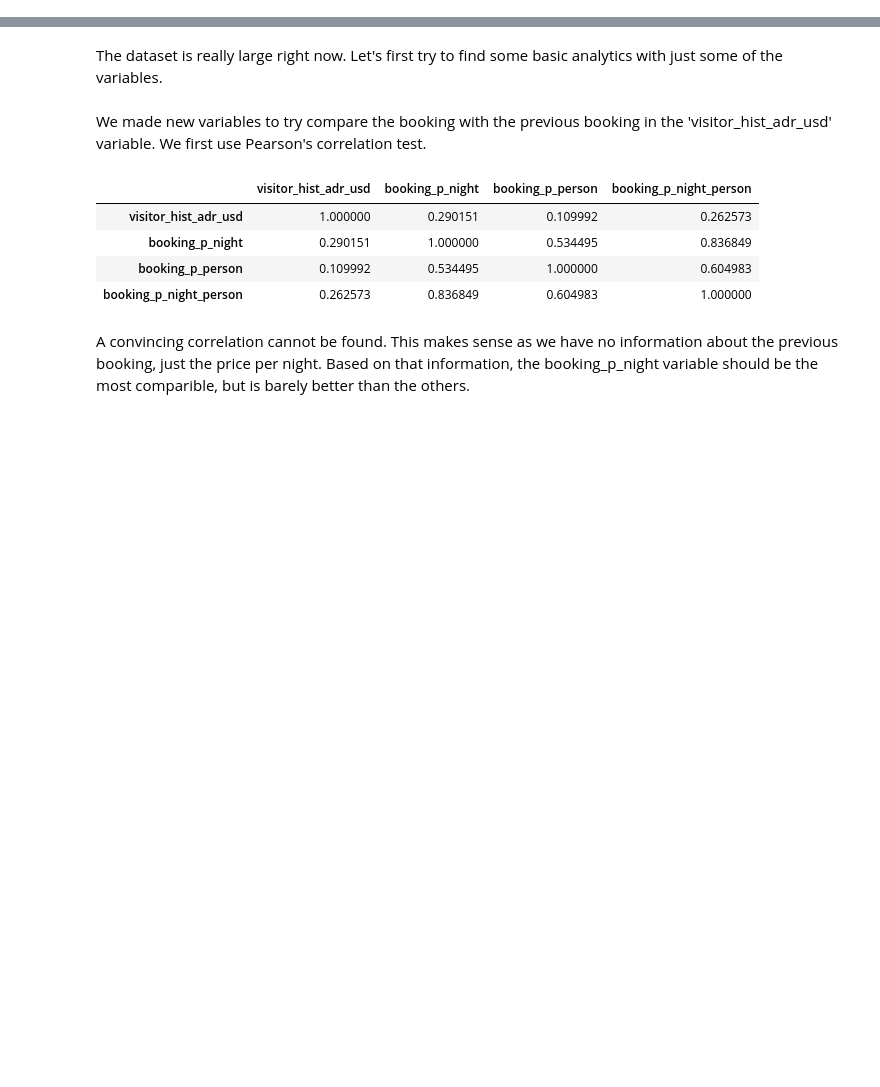
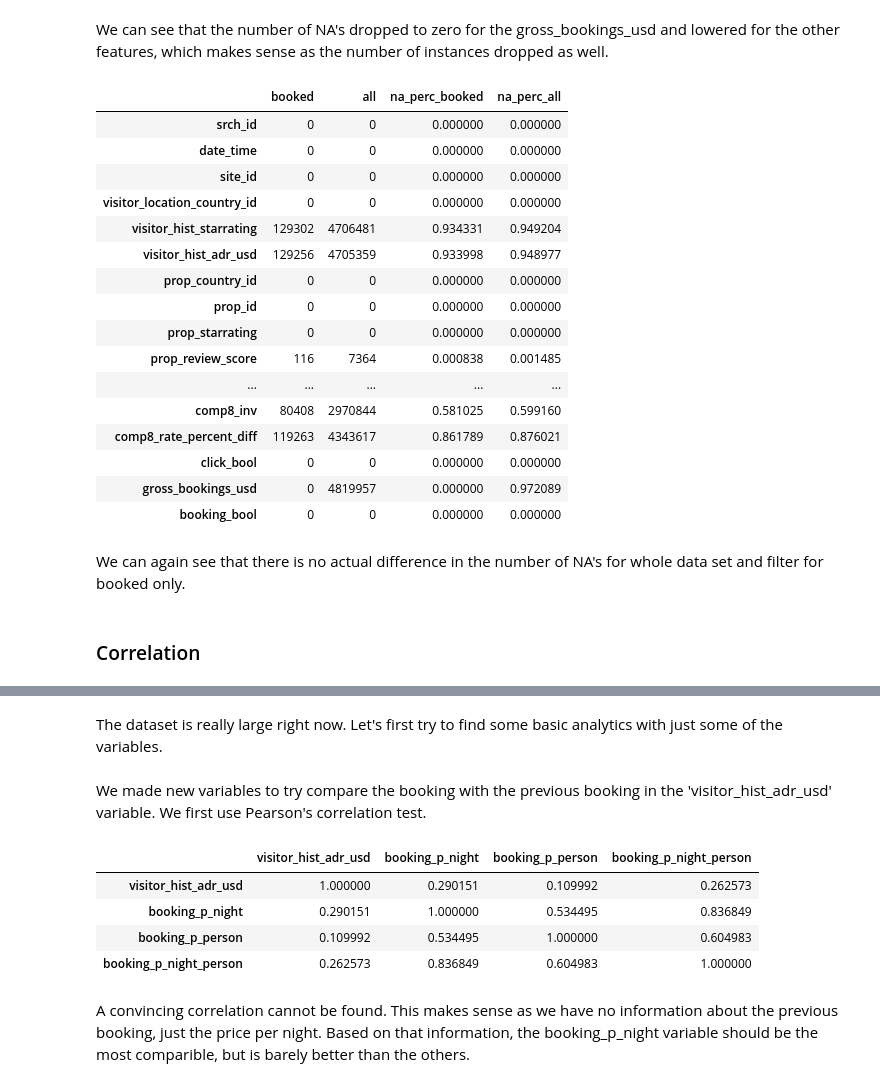
Before and after one commit to SoberZ/data-mining-techniques, a Jupyter notebook: A2/EDA.ipynb, the cells around one changed output, grey strips where cells are left out. Drawn from its saved outputs; the diff is of its cells as text; code cells hidden in the pictures; blank space fills up the shorter version.

```diff
--- a/A2/EDA.ipynb
+++ b/A2/EDA.ipynb
@@ -7,0 +64,4 @@ dat = pd.read_csv('./data/training_set_VU_DM.csv')
+# %%
+dat_booked = dat[dat['booking_bool'] == 1]
+print(dat_booked.shape)
+dat_booked.isnull().sum()
@@ -7,0 +87,29 @@ dat = pd.read_csv('./data/training_set_VU_DM.csv')
+# %% [markdown]
+We can see that the number of NA's dropped to zero for the gross_bookings_usd and lowered for the other features, which makes sense as the number of instances dropped as well.
+# %%
+nas = pd.DataFrame({'booked':dat_booked.isnull().sum(),'all':dat.isnull().sum()})
+nas['na_perc_booked'] = nas['booked']/dat_booked.shape[0]
+nas['na_perc_all'] = nas['all']/dat.shape[0]
+nas
+# %% [output]
+|  | booked | all | na_perc_booked | na_perc_all |
+| srch_id | 0 | 0 | 0.000000 | 0.000000 |
+| date_time | 0 | 0 | 0.000000 | 0.000000 |
+| site_id | 0 | 0 | 0.000000 | 0.000000 |
+| visitor_location_country_id | 0 | 0 | 0.000000 | 0.000000 |
+| visitor_hist_starrating | 129302 | 4706481 | 0.934331 | 0.949204 |
+| visitor_hist_adr_usd | 129256 | 4705359 | 0.933998 | 0.948977 |
+| prop_country_id | 0 | 0 | 0.000000 | 0.000000 |
+| prop_id | 0 | 0 | 0.000000 | 0.000000 |
+| prop_starrating | 0 | 0 | 0.000000 | 0.000000 |
+| prop_review_score | 116 | 7364 | 0.000838 | 0.001485 |
+| ... | ... | ... | ... | ... |
+| comp8_inv | 80408 | 2970844 | 0.581025 | 0.599160 |
+| comp8_rate_percent_diff | 119263 | 4343617 | 0.861789 | 0.876021 |
+| click_bool | 0 | 0 | 0.000000 | 0.000000 |
+| gross_bookings_usd | 0 | 4819957 | 0.000000 | 0.972089 |
+| booking_bool | 0 | 0 | 0.000000 | 0.000000 |
+# %% [markdown]
+We can again see that there is no actual difference in the number of NA's for whole data set and filter for booked only.
+# %% [markdown]
+### Correlation
```
Also changed, not shown: parts of 23 cells of this notebook, 1 other file.
